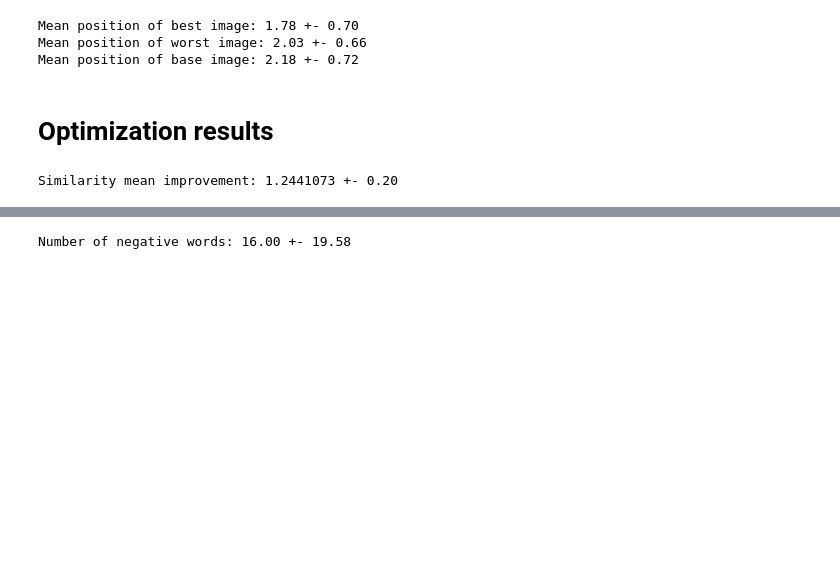
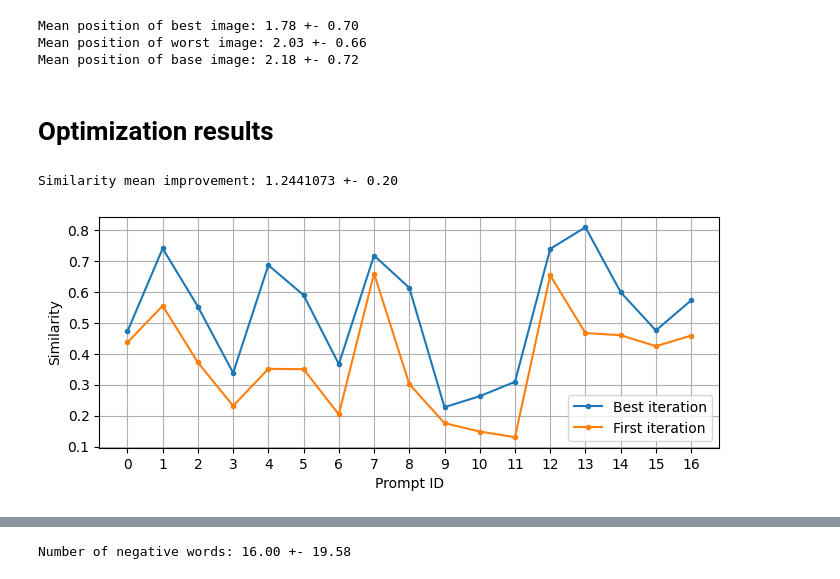
Before and after one commit to guillermoih/Improving-GenAI-with-negative-prompts, a Jupyter notebook: Generate_Results.ipynb, the cells around one changed output, grey strips where cells are left out. Drawn from its saved outputs; the diff is of its cells as text; code cells hidden in the pictures; blank space fills up the shorter version.

```diff
--- a/Generate_Results.ipynb
+++ b/Generate_Results.ipynb
@@ -94,6 +94,25 @@ diffs = train_df['sim_hist'].apply(sim_diff)
 print(f'Similarity mean improvement: {diffs.mean():.7f} +- {diffs.std():.2f}')
 # %% [output]
 Similarity mean improvement: 1.2441073 +- 0.20
+# %%
+first_sim = []
+for index, row in train_df.iterrows():
+    first_sim.append(ast.literal_eval(row['sim_hist'])[0])
+# %%
+fig = plt.figure(figsize=(8,3))
+
+plt.plot(train_df['best_sim'], marker='.')
+plt.plot(first_sim, marker='.')
+
+plt.xticks(ticks=np.arange(len(prompt_list)))
+plt.xlabel("Prompt ID")
+plt.ylabel("Similarity")
+plt.legend(["Best iteration", "First iteration"]);
+plt.grid()
+
+plt.show()
+# %% [output]
+[figure, added]
 # %%
 fig = plt.figure(figsize=(8,3))
 
```
Also changed, not shown: parts of 1 cell of this notebook.
